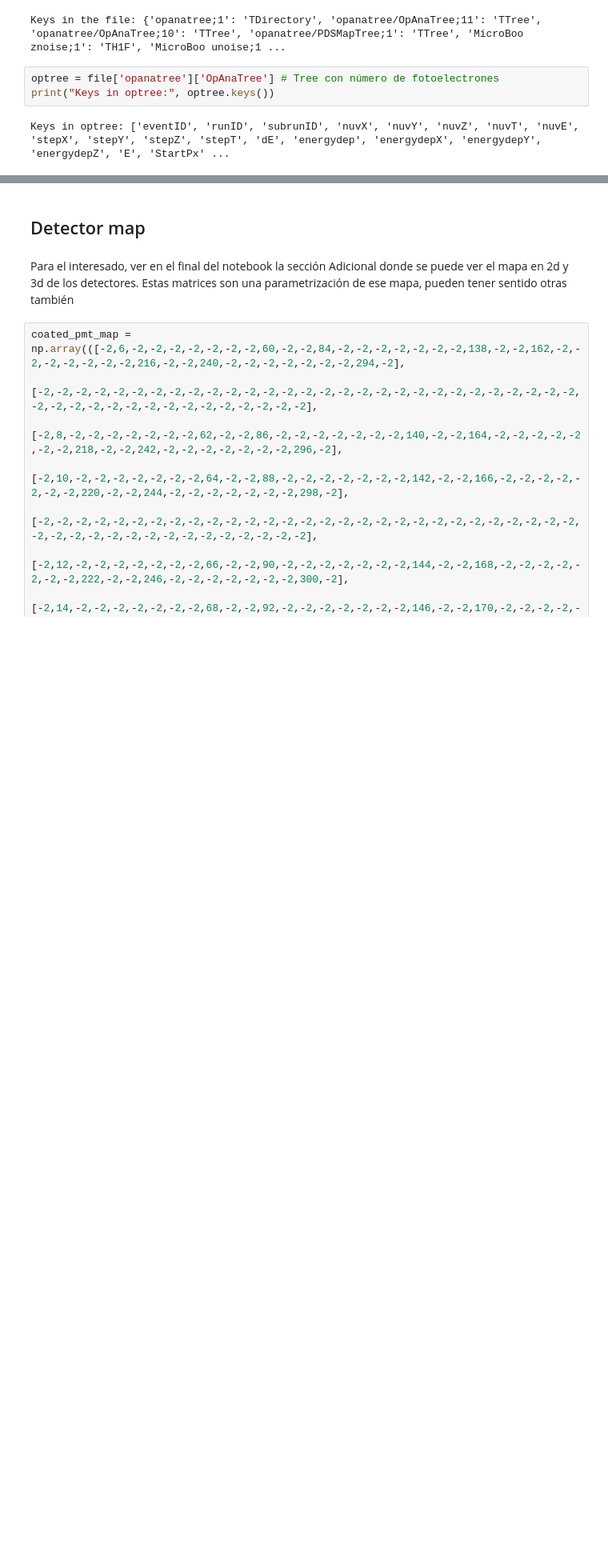
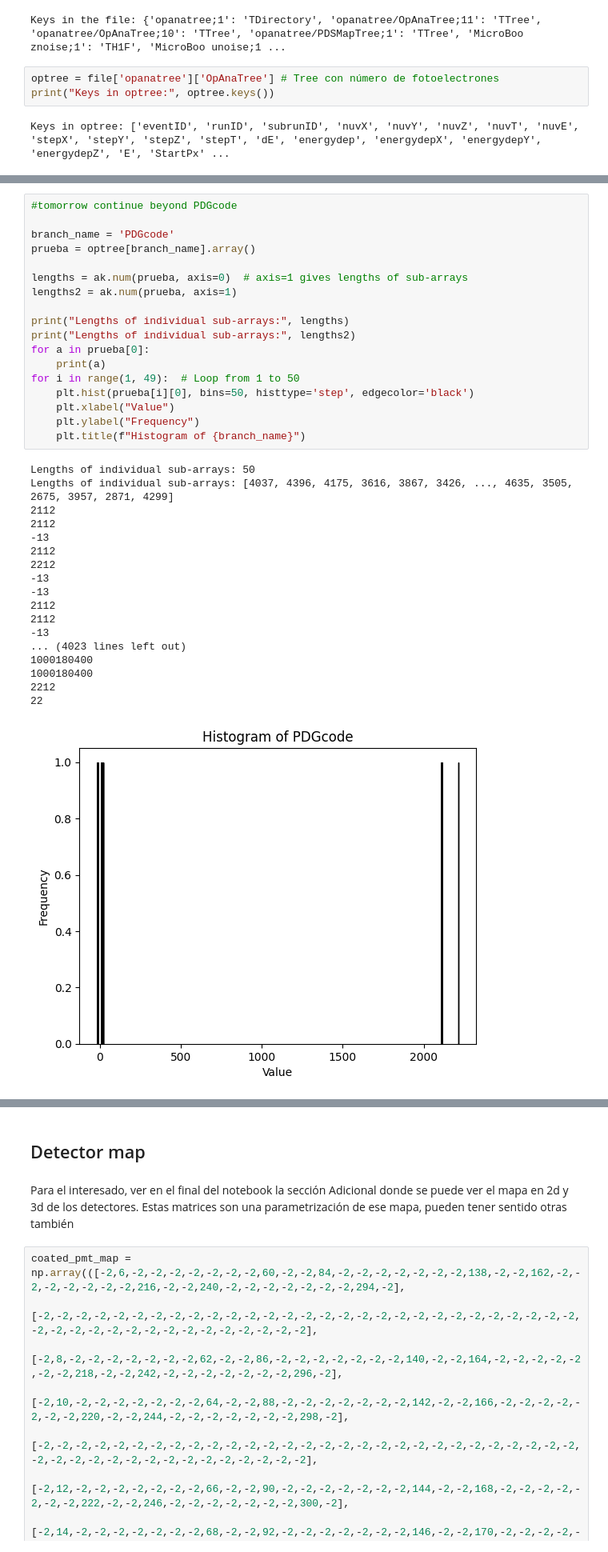
Before and after one commit to CIEMAT-Neutrino/AI_nuvT, a Jupyter notebook: nuvT_pred.ipynb, the cells around one changed output, grey strips where cells are left out. Shown at 80% size. Drawn from its saved outputs; the diff is of its cells as text; blank space fills up the shorter version.

```diff
--- a/nuvT_pred.ipynb
+++ b/nuvT_pred.ipynb
@@ -44,0 +119,37 @@ Keys in optree: ['eventID', 'runID', 'subrunID', 'nuvX', 'nuvY', 'nuvZ', 'nuvT',
+# %%
+#tomorrow continue beyond PDGcode
+
+branch_name = 'PDGcode'
+prueba = optree[branch_name].array()
+
+lengths = ak.num(prueba, axis=0)  # axis=1 gives lengths of sub-arrays
+lengths2 = ak.num(prueba, axis=1)
+
+print("Lengths of individual sub-arrays:", lengths)
+print("Lengths of individual sub-arrays:", lengths2)
+for a in prueba[0]:
+    print(a)
+for i in range(1, 49):  # Loop from 1 to 50
+    plt.hist(prueba[i][0], bins=50, histtype='step', edgecolor='black')
+    plt.xlabel("Value")
+    plt.ylabel("Frequency")
+    plt.title(f"Histogram of {branch_name}")
+# %% [output]
+Lengths of individual sub-arrays: 50
+Lengths of individual sub-arrays: [4037, 4396, 4175, 3616, 3867, 3426, ..., 4635, 3505, 2675, 3957, 2871, 4299]
+2112
+2112
+-13
+2112
+2212
+-13
+-13
+2112
+2112
+-13
+... (4023 lines left out)
+1000180400
+1000180400
+2212
+22
+[figure, added]
```
Also changed, not shown: parts of 10 cells of this notebook.
